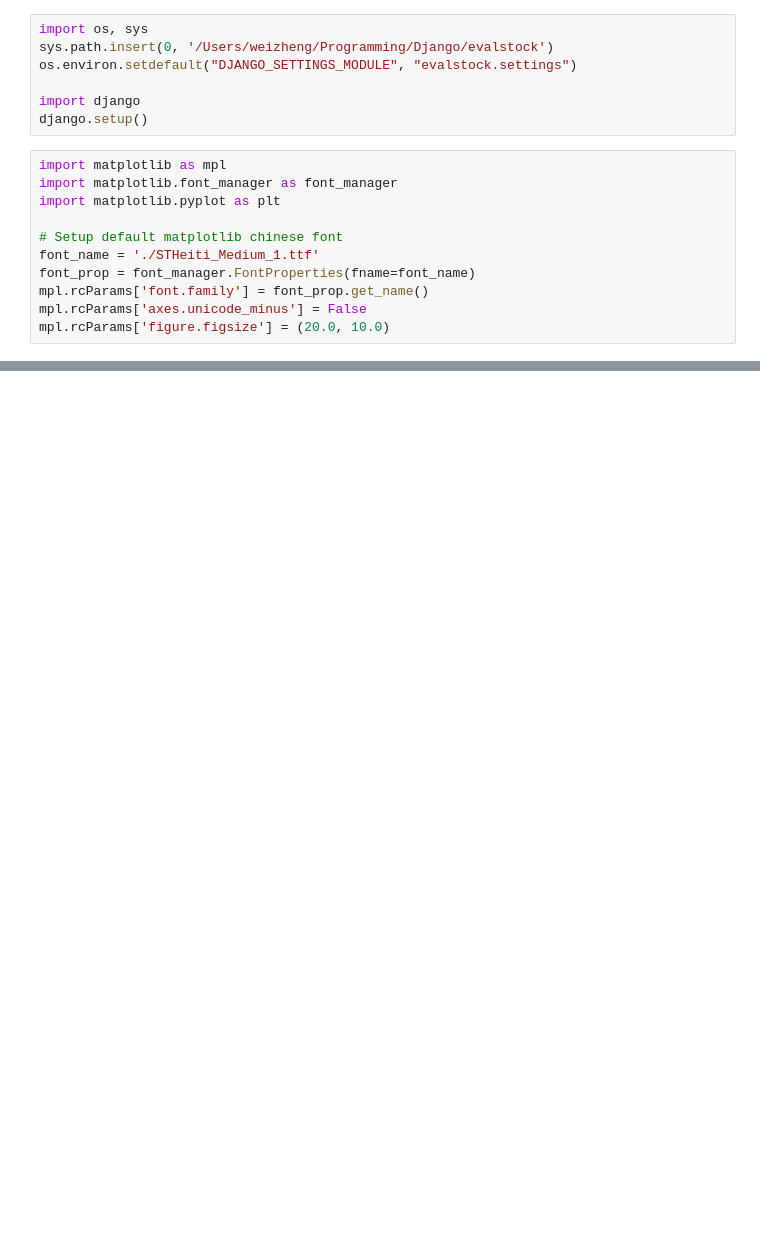
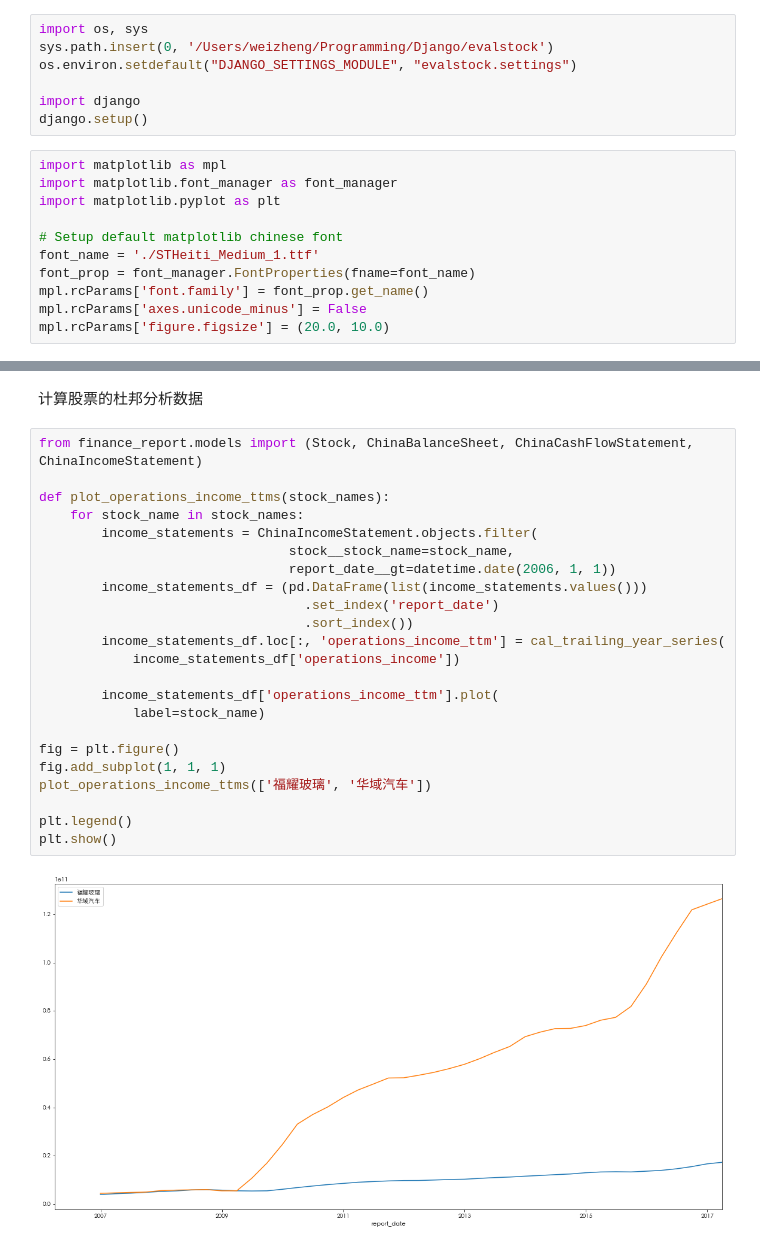
Before and after one commit to pro-zw/evalstock, a Jupyter notebook: eval_utility/china_stock.ipynb, the cells around one changed output, grey strips where cells are left out. Saved outputs shown, nothing was run; the diff lists cells and outputs as text; blank space fills up the shorter version.

```diff
--- a/eval_utility/china_stock.ipynb
+++ b/eval_utility/china_stock.ipynb
@@ -42,0 +72,27 @@ show_roce_ttms(['600741.sh', '600660.sh', '601633.sh', '600104.sh',
+# %% [markdown]
+计算股票的杜邦分析数据
+# %%
+from finance_report.models import (Stock, ChinaBalanceSheet, ChinaCashFlowStatement, ChinaIncomeStatement)
+
+def plot_operations_income_ttms(stock_names):
+    for stock_name in stock_names:
+        income_statements = ChinaIncomeStatement.objects.filter(
+                                stock__stock_name=stock_name,
+                                report_date__gt=datetime.date(2006, 1, 1))
+        income_statements_df = (pd.DataFrame(list(income_statements.values()))
+                                  .set_index('report_date')
+                                  .sort_index())
+        income_statements_df.loc[:, 'operations_income_ttm'] = cal_trailing_year_series(
+            income_statements_df['operations_income'])
+
+        income_statements_df['operations_income_ttm'].plot(
+            label=stock_name)
+
+fig = plt.figure()
+fig.add_subplot(1, 1, 1)
+plot_operations_income_ttms(['福耀玻璃', '华域汽车'])
+
+plt.legend()
+plt.show()
+# %% [output]
+[figure, added]
```
Also changed, not shown: parts of 4 cells of this notebook, 10 other files.
